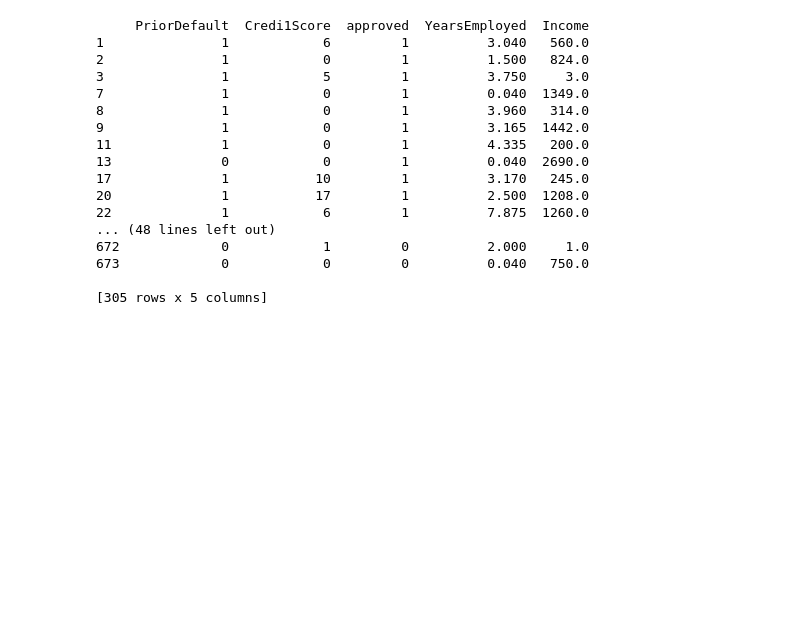
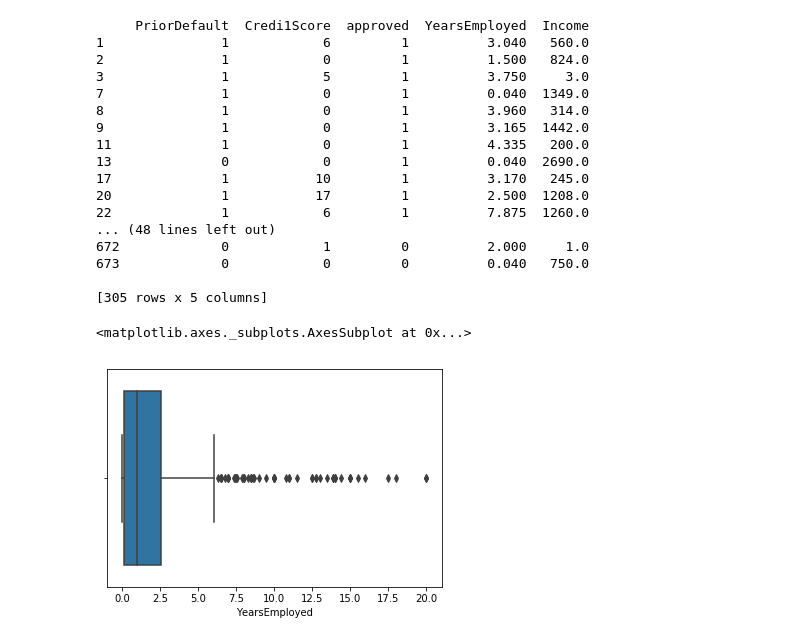
Before and after one commit to SaifRehman/naive-classifier, a Jupyter notebook: credit card.ipynb, the cells around one changed output. Cells and saved outputs as stored; diff of their text form; code cells hidden in the pictures; blank space fills up the shorter version.

```diff
--- a/credit card.ipynb
+++ b/credit card.ipynb
@@ -175,3 +176,8 @@ print (filt_df)
 673             0            0         0          0.040   750.0
 
 [305 rows x 5 columns]
+# %%
+sns.boxplot( x=df["YearsEmployed"] )
+# %% [output]
+<matplotlib.axes._subplots.AxesSubplot at 0x...>
+[figure, added]
```
Also changed, not shown: parts of 3 cells of this notebook.
